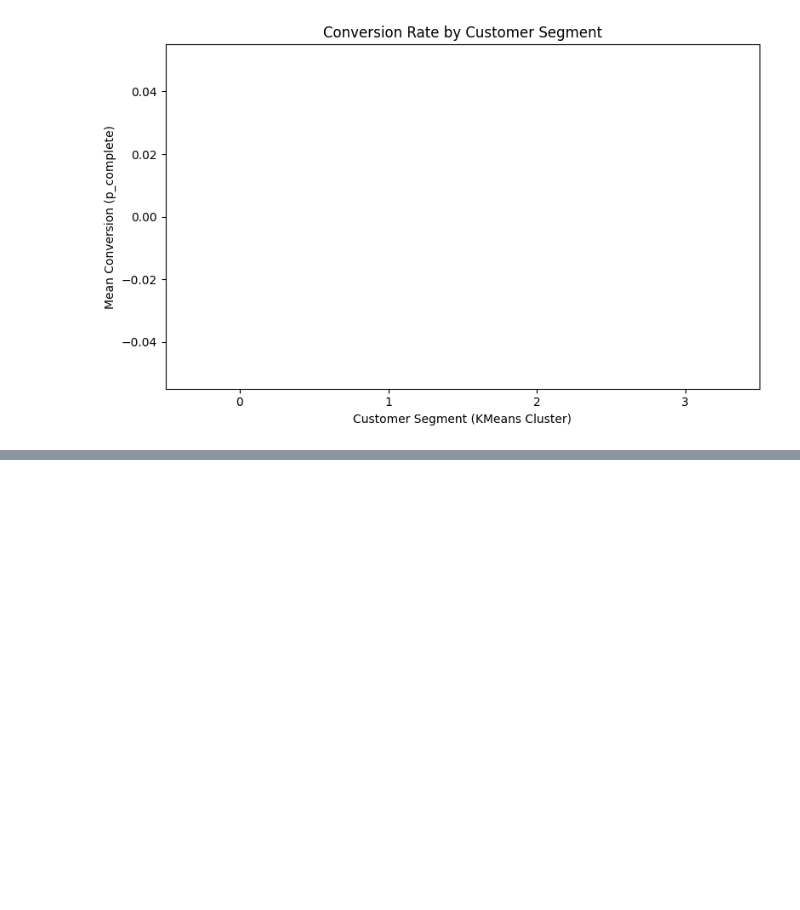
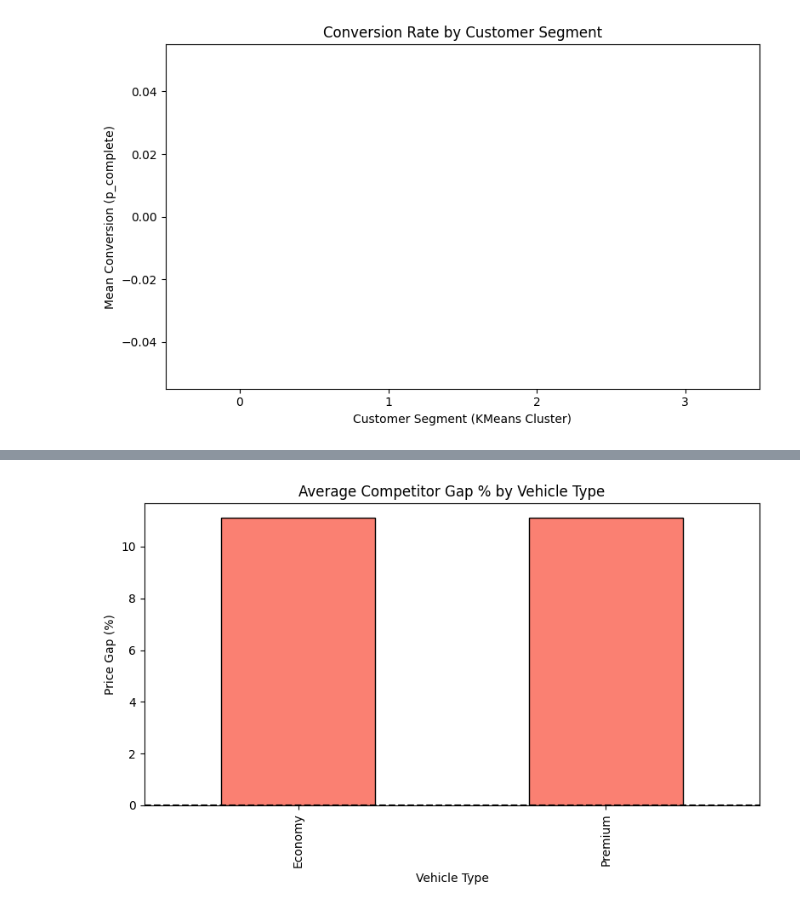
Before and after one commit to G-Shakunthala55/AI-PriceOptima, a Jupyter notebook: AI_PriceOptima.ipynb, the cells around one changed output, grey strips where cells are left out. Saved outputs shown, nothing was run; the diff lists cells and outputs as text; code cells hidden in the pictures; blank space fills up the shorter version.

```diff
--- a/AI_PriceOptima.ipynb
+++ b/AI_PriceOptima.ipynb
@@ -791,0 +577,91 @@ Premium        0.851234  396.246242       356.621618    522
+# %%
+import pandas as pd
+import matplotlib.pyplot as plt
+df = pd.read_csv("/content/dynamic_pricing (1).csv")
+print("Dataset loaded successfully")
+print(df.head())
+# STEP 3: Baseline & Engineered Features
+# 3.1 Baseline price = Historical cost
+df["baseline_price"] = df["Historical_Cost_of_Ride"]
+# 3.2 Competitor price (assume 10% lower for simplicity)
+df["competitor_price"] = df["baseline_price"] * 0.9
+# 3.3 Conversion proxy (based on ratings normalized to [0–1])
+df["p_complete"] = df["Average_Ratings"].fillna(df["Average_Ratings"].median()) / 5
+# 3.4 Loyalty Score mapping (extra feature)
+loyalty_map = {"Low": 1, "Medium": 2, "High": 3}
+df["Loyalty_Score"] = df["Customer_Loyalty_Status"].map(loyalty_map).fillna(0)
+# 3.5 Cost per minute (extra feature)
+df["Cost_per_Min"] = df["Historical_Cost_of_Ride"] / (df["Expected_Ride_Duration"] + 1)
+# 3.6 Driver-to-Rider Ratios (extra feature)
+if "Available_Drivers" in df.columns and "Active_Riders" in df.columns:
+    df["Driver_to_Rider_Ratio"] = df["Available_Drivers"] / (df["Active_Riders"] + 1)
+    df["Rider_Driver_Ratio"] = df["Active_Riders"] / (df["Available_Drivers"] + 1)
+else:
+    df["Driver_to_Rider_Ratio"] = 1.0
+    df["Rider_Driver_Ratio"] = 1.0
+# 3.7 Inventory Band (categorization)
+bins = [0, 0.5, 0.8, 1.2, 10]
+labels = ["Very Tight", "Tight", "Balanced", "Loose"]
+df["Inventory_Band"] = pd.cut(
+    df["Driver_to_Rider_Ratio"], bins=bins, labels=labels, include_lowest=True
+)
+# 3.8 Competitor Gap % (extra feature)
+df["Competitor_Gap_pct"] = (
+    (df["baseline_price"] - df["competitor_price"]) / df["competitor_price"]
+) * 100
+# STEP 4: Baseline Summaries
+vehicle_summary = df.groupby("Vehicle_Type").agg(
+    mean_conv=("p_complete", "mean"),
+    mean_price=("baseline_price", "mean"),
+    mean_comp_price=("competitor_price", "mean"),
+    mean_loyalty=("Loyalty_Score", "mean"),
+    mean_cost_per_min=("Cost_per_Min", "mean"),
+    mean_gap_pct=("Competitor_Gap_pct", "mean"),
+    count=("Vehicle_Type", "size")
+)
+print("\n Baseline Vehicle Summary:")
+print(vehicle_summary)
+# STEP 5: Visualizations
+# 5.1 Conversion Rate by Vehicle Type
+plt.figure(figsize=(8, 5))
+vehicle_summary["mean_conv"].plot(kind="bar", color="skyblue", edgecolor="black")
+plt.title("Baseline Conversion Rate by Vehicle Type")
+plt.ylabel("Mean Conversion (p_complete)")
+plt.xlabel("Vehicle Type")
+plt.xticks(rotation=0)
+plt.tight_layout()
+plt.show()
+# 5.2 Baseline vs Competitor Price by Vehicle Type
+vehicle_summary[["mean_price", "mean_comp_price"]].plot(
+    kind="bar", figsize=(8, 5), edgecolor="black"
+)
+plt.title("Baseline vs Competitor Price by Vehicle Type")
+plt.ylabel("Average Price")
+plt.xlabel("Vehicle Type")
+plt.xticks(rotation=0)
+plt.tight_layout()
+plt.show()
+# 5.3 Competitor Gap % by Vehicle Type
+plt.figure(figsize=(8, 5))
+vehicle_summary["mean_gap_pct"].plot(kind="bar", color="salmon", edgecolor="black")
+plt.title("Average Competitor Gap % by Vehicle Type")
+plt.ylabel("Price Gap (%)")
+plt.xlabel("Vehicle Type")
+plt.axhline(0, color="black", linestyle="--")
+plt.tight_layout()
+plt.show()
+# 5.4 Conversion Rate by Inventory Band
+inv_summary = df.groupby("Inventory_Band", observed=True).agg(
+    mean_conv=("p_complete", "mean"),
+    mean_price=("baseline_price", "mean"),
+    count=("Inventory_Band", "size")
+)
+plt.figure(figsize=(8, 5))
+inv_summary["mean_conv"].plot(kind="bar", color="teal", edgecolor="black")
+plt.title("Conversion Rate by Inventory Band")
+plt.ylabel("Mean Conversion (p_complete)")
+plt.xlabel("Inventory Band")
+plt.xticks(rotation=0)
+plt.tight_layout()
+plt.show()
+# %% [output]
@@ -791,0 +687 @@ Premium        0.851234  396.246242       356.621618    522
+[figure, added]
```
Also changed, not shown: parts of 17 cells of this notebook.
